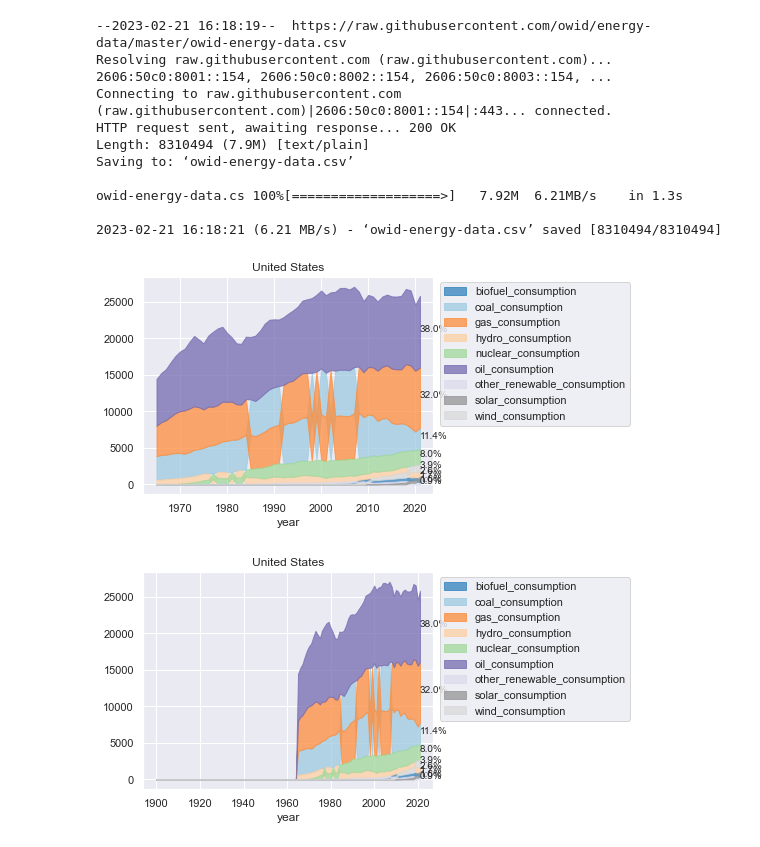
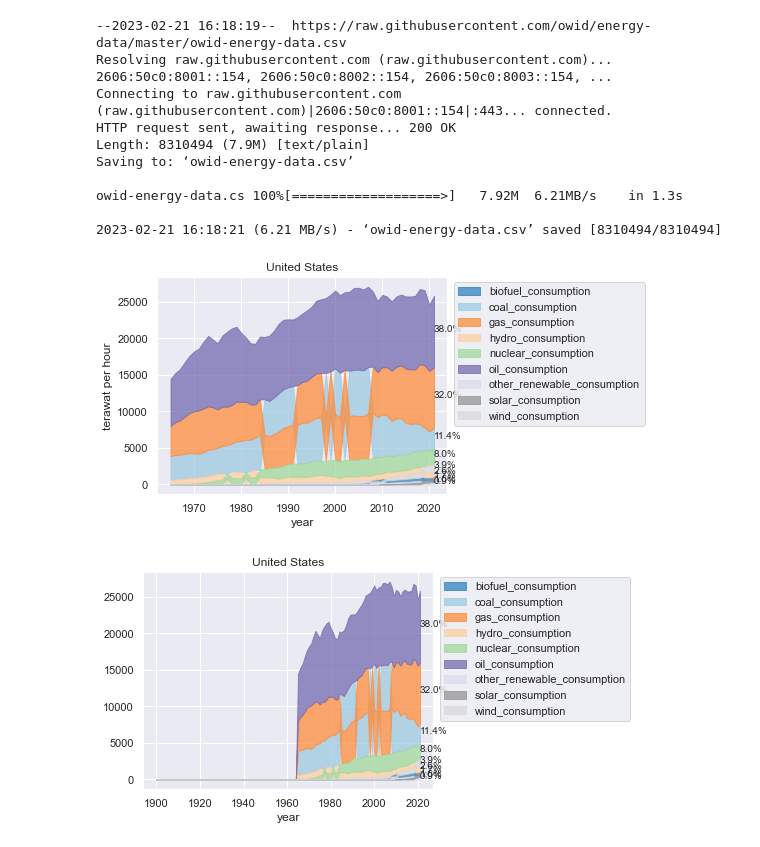
Before and after one commit to koonimaru/omniplot, a Jupyter notebook: ipynb/stackedlines.ipynb, the cells around one changed output. Cells and saved outputs as stored; diff of their text form; code cells hidden in the pictures.

```diff
--- a/ipynb/stackedlines.ipynb
+++ b/ipynb/stackedlines.ipynb
@@ -25,19 +25,19 @@ owid-energy-data.cs 100%[===================>]   7.92M  6.21MB/s    in 1.3s
 # %%
 f="owid-energy-data.csv"
 df=pd.read_csv(f)
 _df=df.loc[df["country"]=="United States"]
 cols=['biofuel_consumption',
      'coal_consumption',
      'gas_consumption',
      'hydro_consumption',
      'nuclear_consumption',
      'oil_consumption',
      'other_renewable_consumption',
      'solar_consumption',
      'wind_consumption']
-op.stackedlines(df=_df, x="year",y=cols, title="United States", remove_all_zero=True,show_val=True)
+op.stackedlines(df=_df, x="year",y=cols, title="United States", ylabel="terawat per hour", remove_all_zero=True,show_val=True)
 # %% [output]
-[figure, old version]
+[figure, new version]
 # %%
 # show years with no record
 op.stackedlines(df=_df, x="year",y=cols, title="United States",show_val=True)
```
Also changed, not shown: 1 other file.
